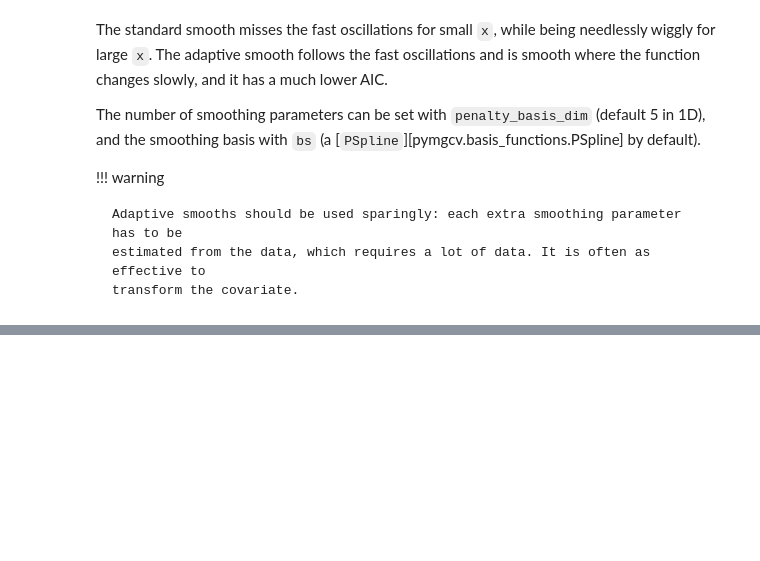
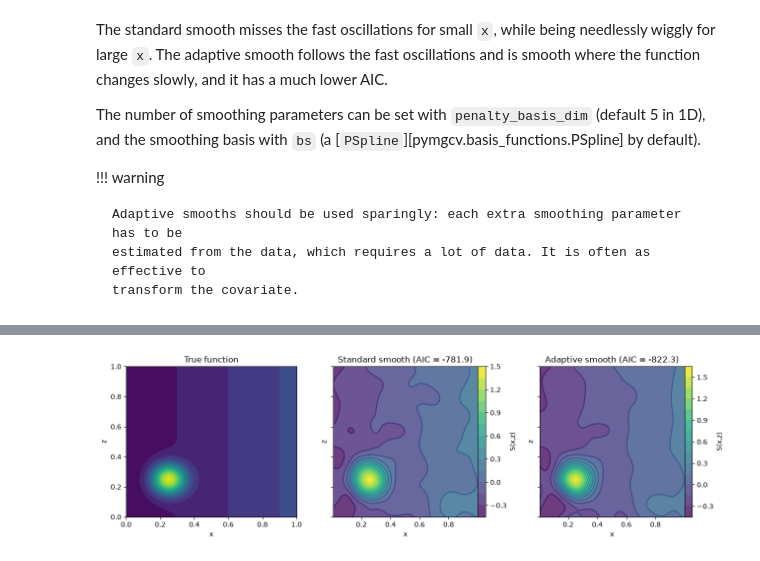
Before and after one commit to SmoothForge/pymgcv, a Jupyter notebook: docs/examples/adaptive_smooth.ipynb, the cells around one changed output, grey strips where cells are left out. Cells and saved outputs as stored; diff of their text form; code cells hidden in the pictures; blank space fills up the shorter version.

```diff
--- a/docs/examples/adaptive_smooth.ipynb
+++ b/docs/examples/adaptive_smooth.ipynb
@@ -66,0 +74,33 @@ The number of smoothing parameters can be set with `penalty_basis_dim` (default
+# %%
+import pymgcv.plot as gplt
+
+n = 500
+x = rng.uniform(0, 1, n)
+z = rng.uniform(0, 1, n)
+
+
+def f(x, z):
+    return 2 * np.exp(-((x - 0.25) ** 2 + (z - 0.25) ** 2) / 0.01) + 0.5 * x
+
+
+data2d = pd.DataFrame({"x": x, "z": z, "y": f(x, z) + rng.normal(scale=0.1, size=n)})
+
+models2d = {
+    "Standard smooth": GAM({"y": S("x", "z", k=100)}),
+    "Adaptive smooth": GAM({"y": S("x", "z", bs=AdaptiveSmooth())}),
+}
+
+fig, axes = plt.subplots(1, 3, figsize=(13, 4), sharey=True)
+xx, zz = np.meshgrid(np.linspace(0, 1, 100), np.linspace(0, 1, 100))
+axes[0].contourf(xx, zz, f(xx, zz), levels=20)
+axes[0].set_title("True function")
+axes[0].set_xlabel("x")
+axes[0].set_ylabel("z")
+for ax, (name, gam) in zip(axes[1:], models2d.items(), strict=True):
+    gam.fit(data2d)
+    gplt.continuous_2d(term=0, gam=gam, data=data2d, ax=ax, scatter_kwargs={"disable": True})
+    ax.set_title(f"{name} (AIC = {gam.aic():.1f})")
+fig.tight_layout()
+plt.show()
+# %% [output]
+[figure, added]
```
Also changed, not shown: parts of 2 cells of this notebook, 2 other files.
